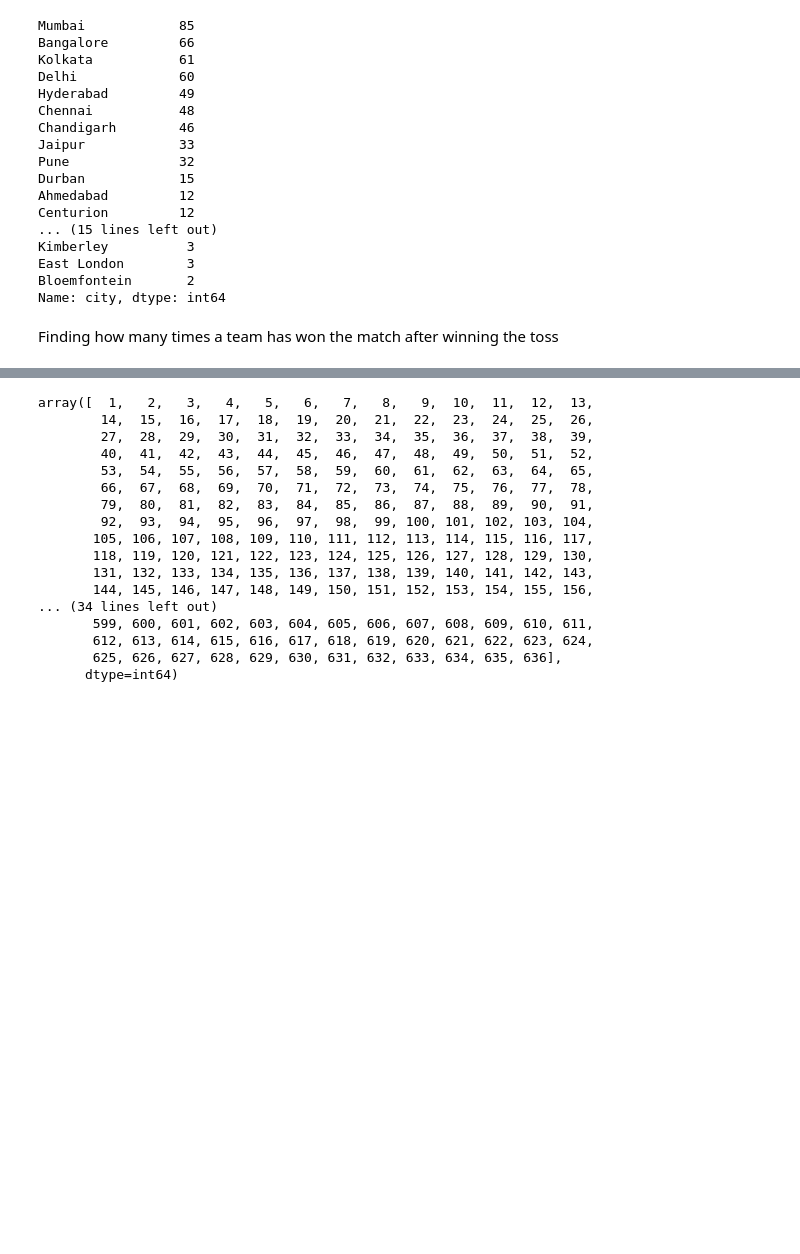
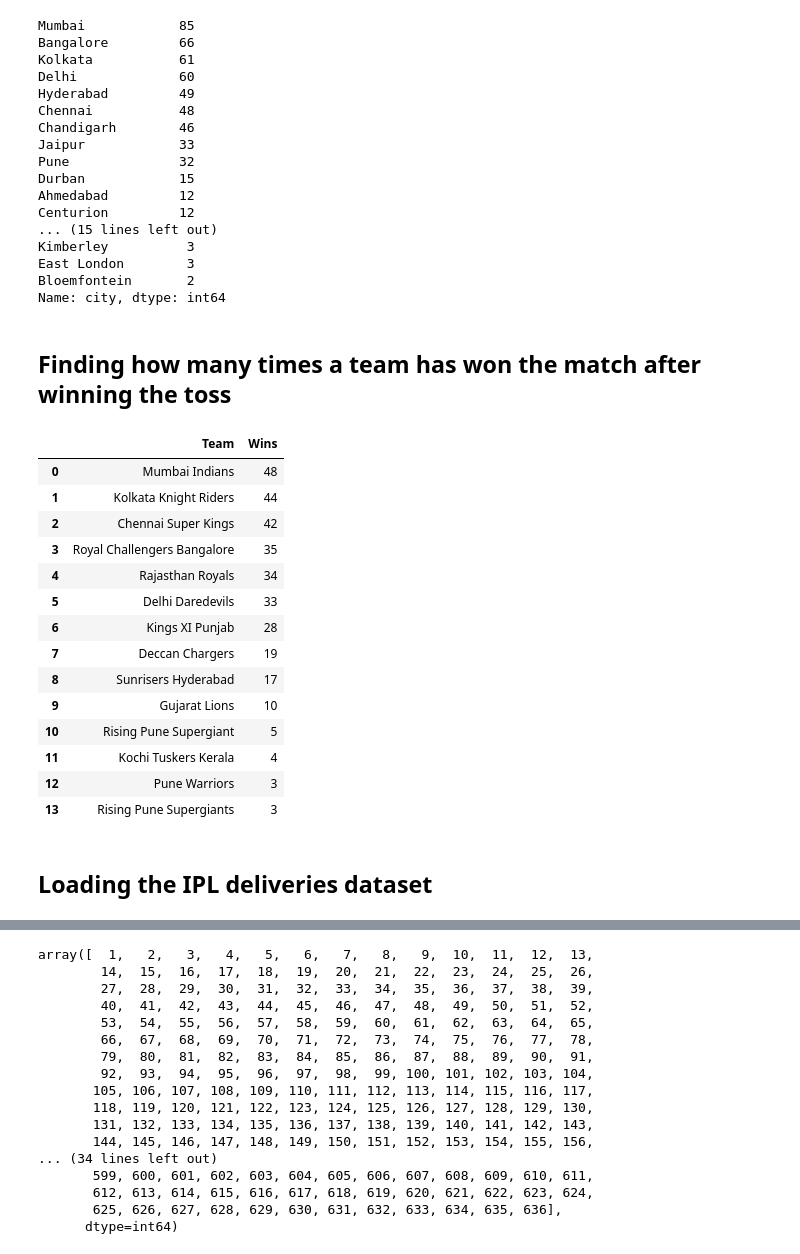
Before and after one commit to Vamshi0046/IPL-DATA-ANALYSIS, a Jupyter notebook: Analysis.ipynb, the cells around one changed output, grey strips where cells are left out. Drawn from its saved outputs; the diff is of its cells as text; code cells hidden in the pictures; blank space fills up the shorter version.

```diff
--- a/Analysis.ipynb
+++ b/Analysis.ipynb
@@ -293,7 +282,31 @@ East London        3
 Bloemfontein       2
 Name: city, dtype: int64
 # %% [markdown]
-Finding how many times a team has won the match after winning the toss
+## Finding how many times a team has won the match after winning the toss
+# %%
+# Filter matches where the toss-winning team also won the match
+toss_win_match_win = df[df['toss_winner'] == df['winner']]
+team_wins_after_winning_toss = toss_win_match_win['toss_winner'].value_counts().reset_index()
+team_wins_after_winning_toss.columns = ['Team', 'Wins']
+team_wins_after_winning_toss
+# %% [output]
+|  | Team | Wins |
+| 0 | Mumbai Indians | 48 |
+| 1 | Kolkata Knight Riders | 44 |
+| 2 | Chennai Super Kings | 42 |
+| 3 | Royal Challengers Bangalore | 35 |
+| 4 | Rajasthan Royals | 34 |
+| 5 | Delhi Daredevils | 33 |
+| 6 | Kings XI Punjab | 28 |
+| 7 | Deccan Chargers | 19 |
+| 8 | Sunrisers Hyderabad | 17 |
+| 9 | Gujarat Lions | 10 |
+| 10 | Rising Pune Supergiant | 5 |
+| 11 | Kochi Tuskers Kerala | 4 |
+| 12 | Pune Warriors | 3 |
+| 13 | Rising Pune Supergiants | 3 |
+# %% [markdown]
+## Loading the IPL deliveries dataset
 # %%
 deliveries=pd.read_csv('deliveries.csv')
 deliveries.head()
```
Also changed, not shown: parts of 35 cells of this notebook.
